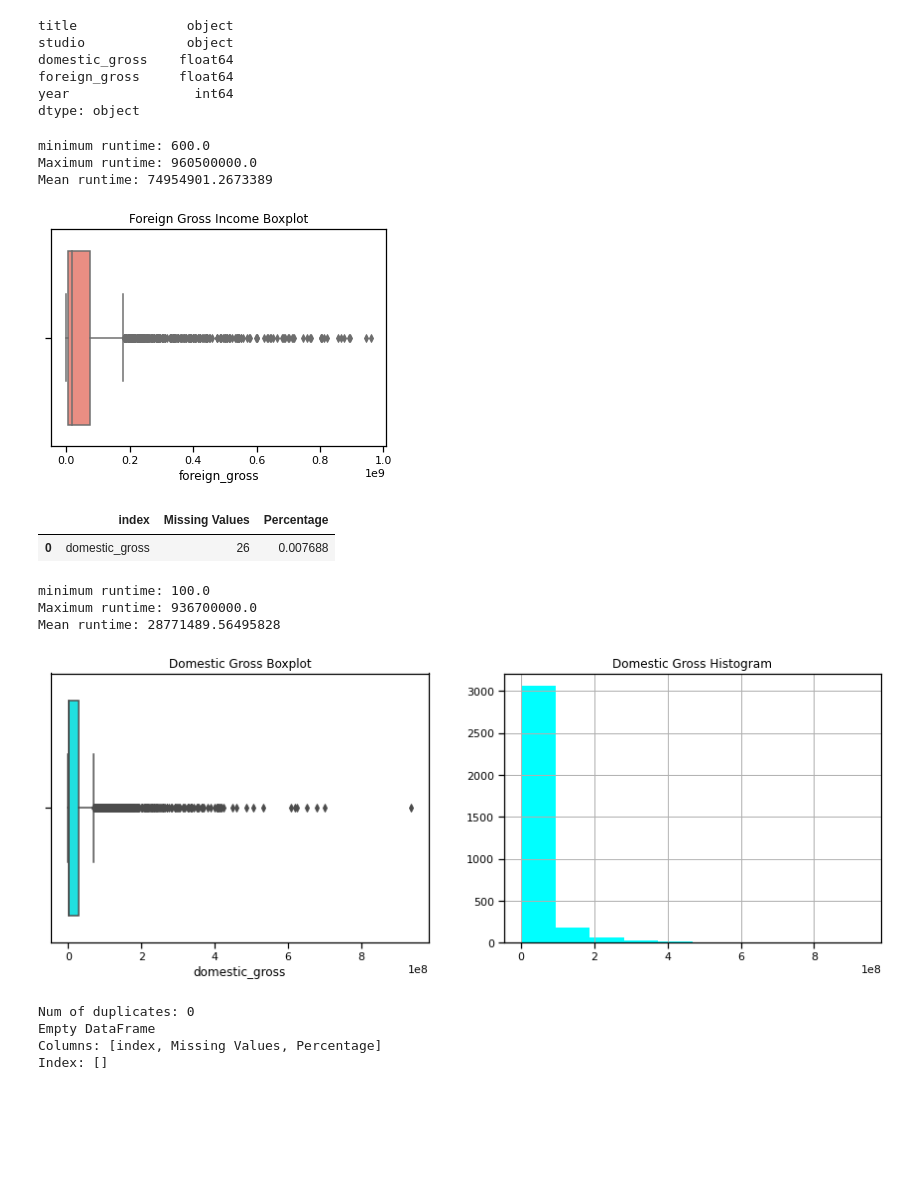
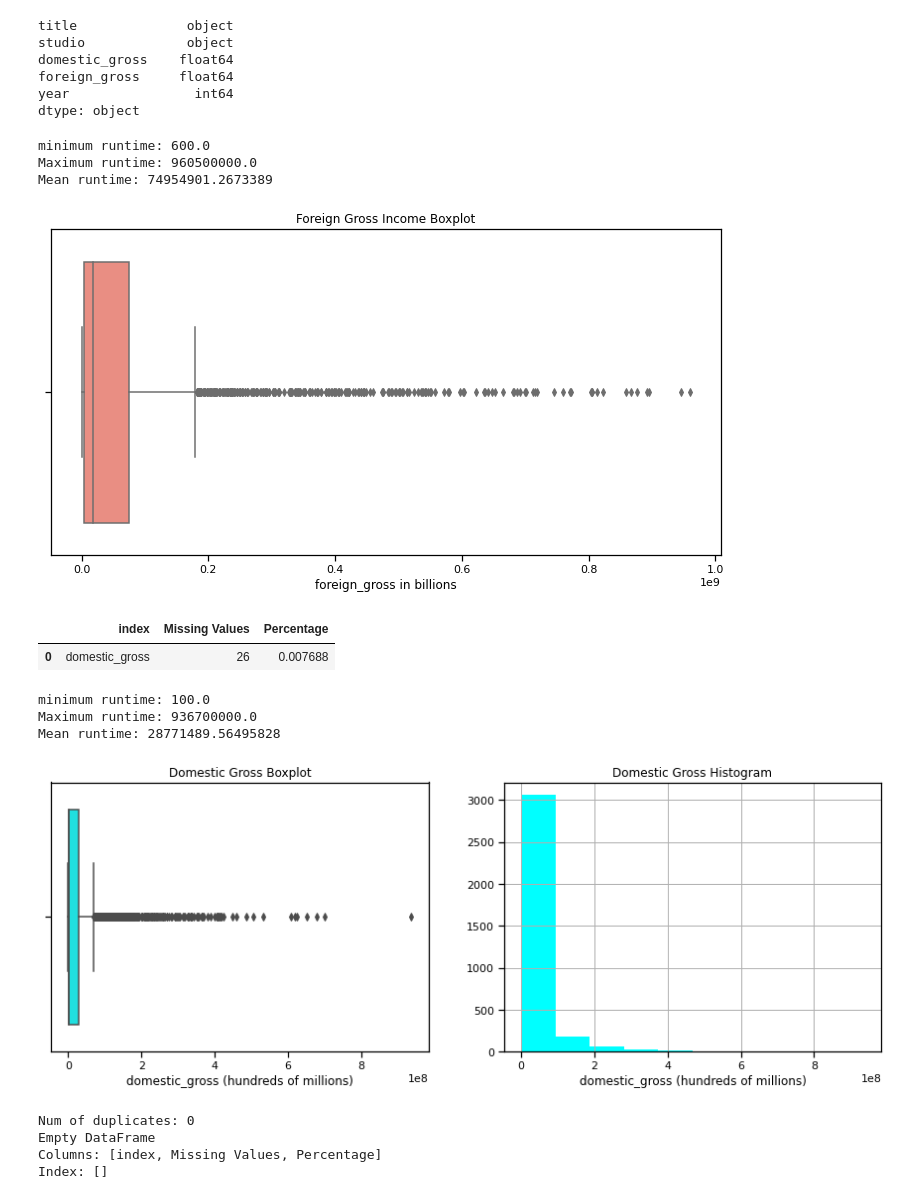
Before and after one commit to WanjaoColins/Movie-Analysis-Microsoft-Studio, a Jupyter notebook: Movie-Success-Strategies-Microsoft.ipynb, the cells around one changed output. Saved outputs shown, nothing was run; the diff lists cells and outputs as text; code cells hidden in the pictures; blank space fills up the shorter version.

```diff
--- a/Movie-Success-Strategies-Microsoft.ipynb
+++ b/Movie-Success-Strategies-Microsoft.ipynb
@@ -379,28 +369,29 @@ dtype: object
 # %%
 # Visualizing distribution of foreign_gross in our DataFrame
 income_foreign = bom_movie_gross_df.foreign_gross
 
 # getting the minimum and maximum values in our runtime_minutes col
 
 min_foreign = income_foreign.min()
 max_foreign = income_foreign.max()
 mean_foreign = income_foreign.mean()
 print(f"minimum runtime: {min_foreign}")
 print(f"Maximum runtime: {max_foreign}")
 print(f"Mean runtime: {mean_foreign}")
 
 # selecting the column for the boxplot
 col_data = bom_movie_gross_df.foreign_gross
 
 # Creating boxplot using Seaborn Library
-plt.Figure(figsize= (20,6))
+plt.figure(figsize= (12,6))
 sns.boxplot(x= col_data, color= "salmon")
-plt.title('Foreign Gross Income Boxplot');
+plt.title('Foreign Gross Income Boxplot')
+plt.xlabel('foreign_gross in billions');
 # %% [output]
 minimum runtime: 600.0
 Maximum runtime: 960500000.0
 Mean runtime: 74954901.2673389
-[figure, old version]
+[figure, new version]
 # %%
 # Imputing with the median value since our data is skewed
 bom_movie_gross_df.foreign_gross.fillna(bom_movie_gross_df.foreign_gross.isna().median(), inplace=True)
@@ -411,7 +402,7 @@ missing_values(bom_movie_gross_df)
 |  | index | Missing Values | Percentage |
 | 0 | domestic_gross | 26 | 0.007688 |
 # %%
-# Visualizing distribution of foreign_gross in our DataFrame
+# Visualizing distribution of domestic_gross in our DataFrame
 income_domestic = bom_movie_gross_df.domestic_gross
 
 # getting the minimum and maximum values in our runtime_minutes col
@@ -430,14 +421,16 @@ col_data = bom_movie_gross_df.domestic_gross
 fig, ax = plt.subplots(ncols=2, nrows=1, figsize= (15,5))
 sns.boxplot(x=col_data, ax=ax[0], color='cyan')
 ax[0].set_title('Domestic Gross Boxplot')
+ax[0].set_xlabel('domestic_gross (hundreds of millions)')
 bom_movie_gross_df.domestic_gross.hist(ax=ax[1], color='cyan')
 ax[1].set_title('Domestic Gross Histogram')
+ax[1].set_xlabel('domestic_gross (hundreds of millions)')
 plt.tight_layout;
 # %% [output]
 minimum runtime: 100.0
 Maximum runtime: 936700000.0
 Mean runtime: 28771489.56495828
-[figure, old version]
+[figure, new version]
 # %%
 # Imputing with the median value since our data is skewed
 bom_movie_gross_df.domestic_gross.fillna(bom_movie_gross_df.domestic_gross.isna().median(), inplace=True)
```
Also changed, not shown: parts of 40 cells of this notebook, 15 other files.
